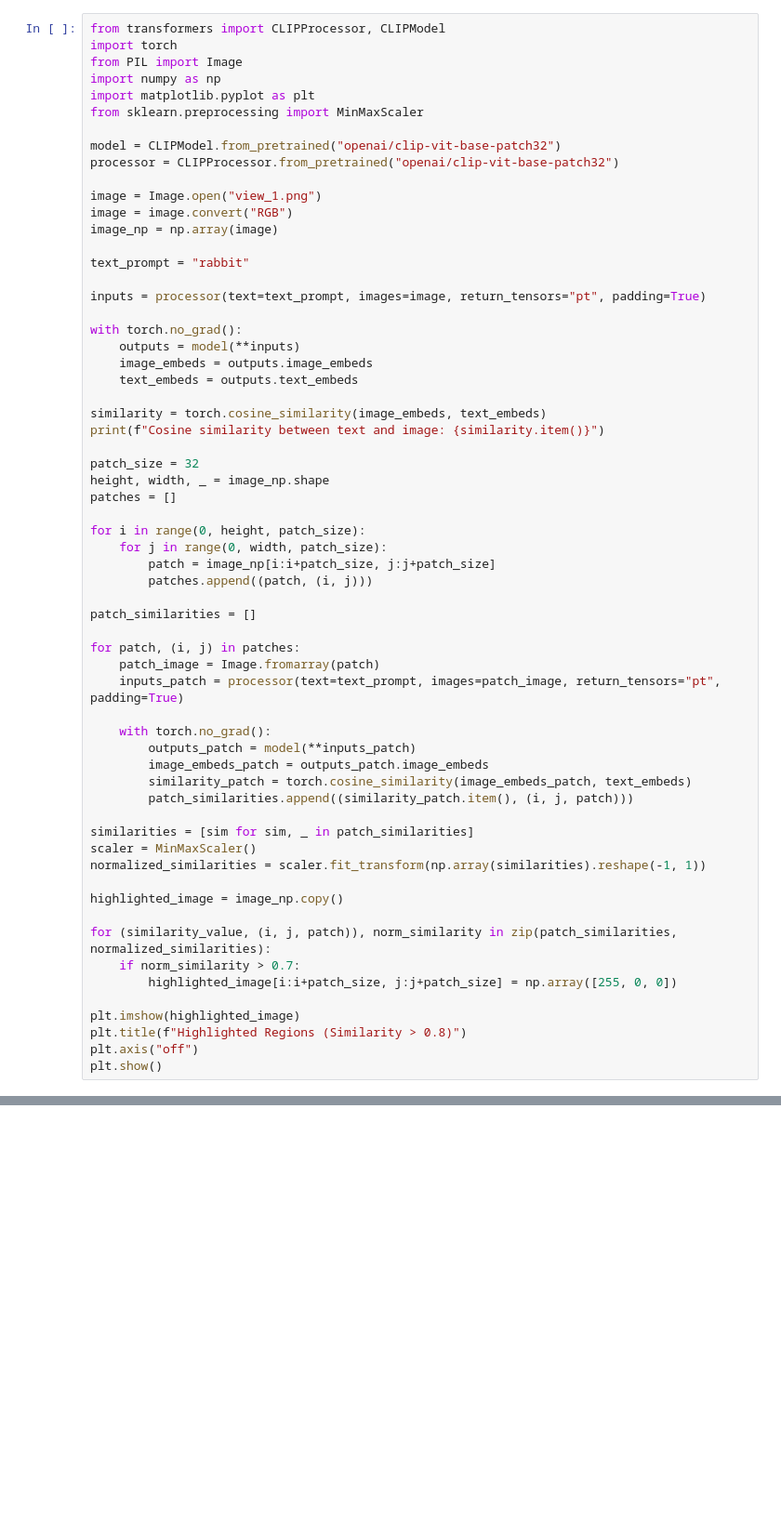
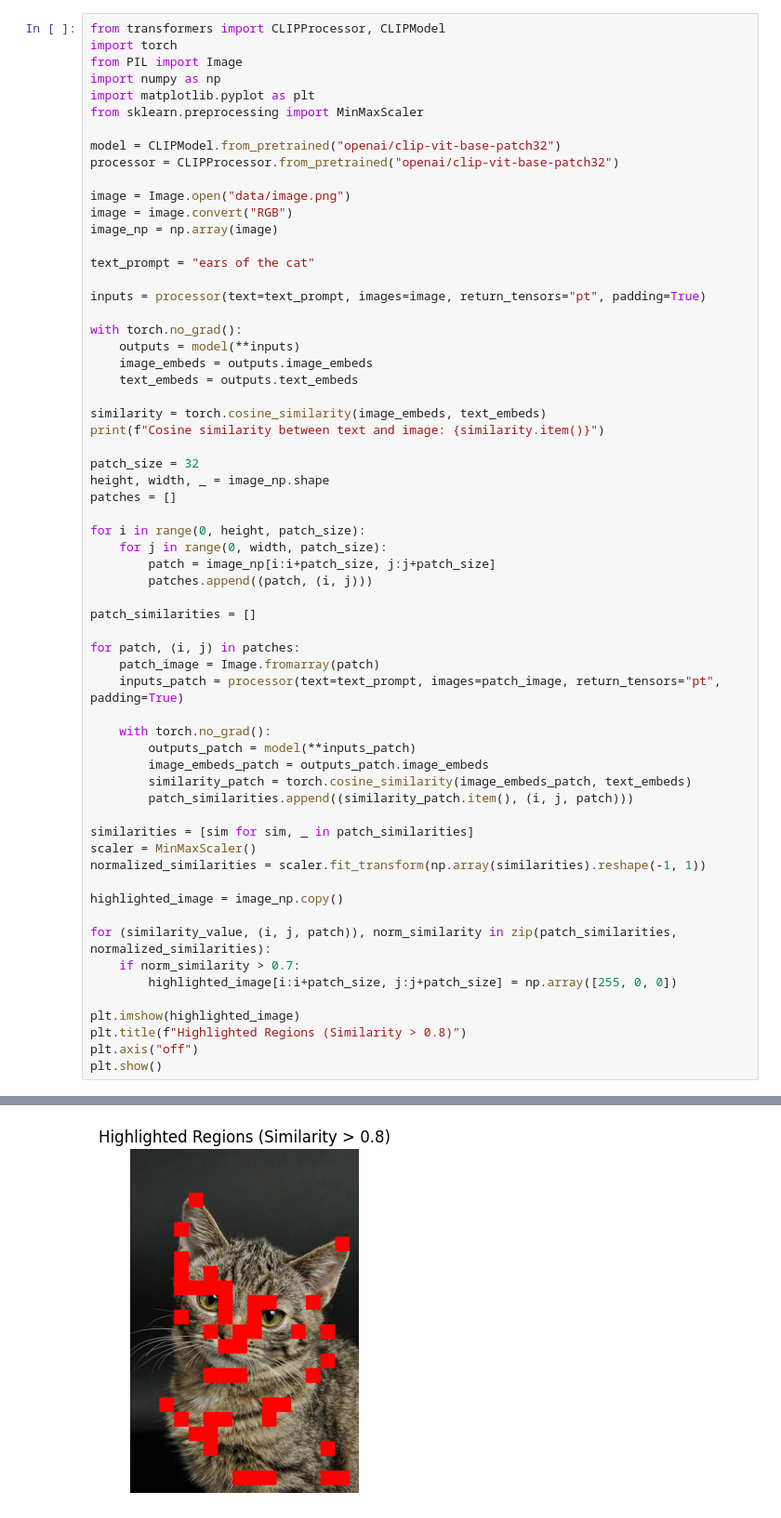
Before and after one commit to idilkapikiran/llm_data_vis, a Jupyter notebook: image_segmentation.ipynb, the cells around one changed output, grey strips where cells are left out. Shown at 93% size. Cells and saved outputs as stored; diff of their text form; blank space fills up the shorter version.

```diff
--- a/image_segmentation.ipynb
+++ b/image_segmentation.ipynb
@@ -12,11 +9,11 @@ from sklearn.preprocessing import MinMaxScaler
 model = CLIPModel.from_pretrained("openai/clip-vit-base-patch32")
 processor = CLIPProcessor.from_pretrained("openai/clip-vit-base-patch32")
 
-image = Image.open("view_1.png")
+image = Image.open("data/image.png")
 image = image.convert("RGB")
 image_np = np.array(image)
 
-text_prompt = "rabbit"
+text_prompt = "ears of the cat"
 
 inputs = processor(text=text_prompt, images=image, return_tensors="pt", padding=True)
 
@@ -67,0 +65 @@ Cosine similarity between text and image: 0.2859526574611664
+[figure, added]
```
Also changed, not shown: parts of 11 cells of this notebook, 13 other files.
